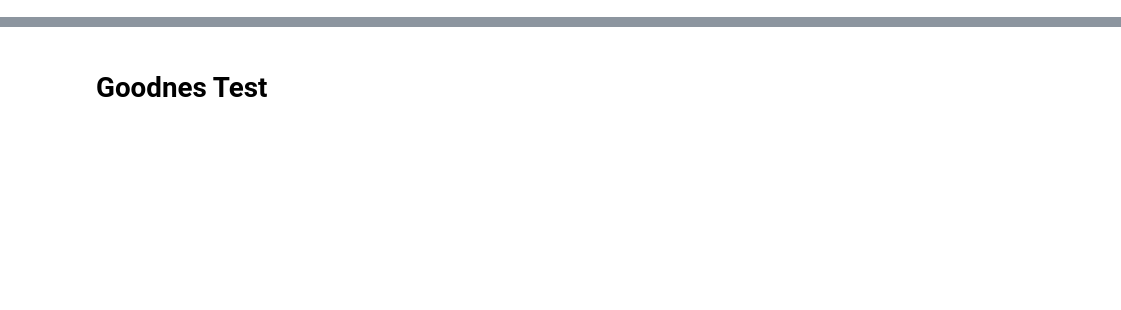
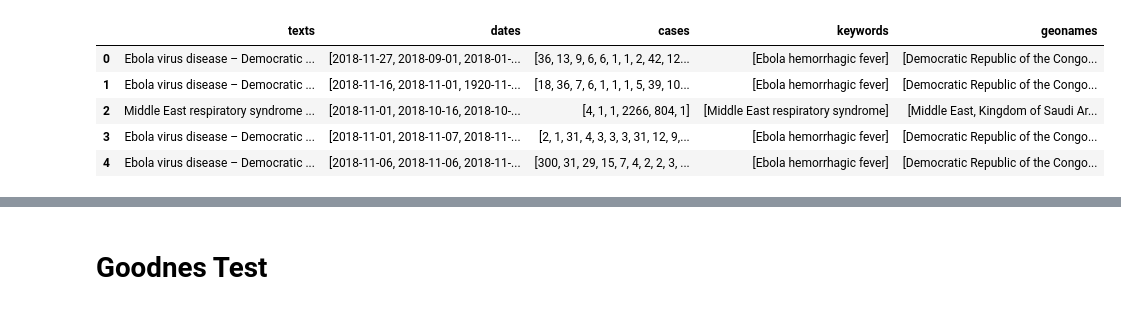
Before and after one commit to aauss/EventEpi, a Jupyter notebook: Example_analysis.ipynb, the cells around one changed output, grey strips where cells are left out. Cells and saved outputs as stored; diff of their text form; code cells hidden in the pictures; blank space fills up the shorter version.

```diff
--- a/Example_analysis.ipynb
+++ b/Example_analysis.ipynb
@@ -62,0 +30,2 @@ for column in sources_filtered.columns[::-3]: # Use only the columns mentioning
+# %%
+path = os.path.join("pickles","parsed_who_df.p")
@@ -62,0 +46,10 @@ for column in sources_filtered.columns[::-3]: # Use only the columns mentioning
+# %%
+parsed_whos_df = pickle.load(open(path,"rb"))
+parsed_whos_df.head()
+# %% [output]
+|  | texts | dates | cases | keywords | geonames |
+| 0 | Ebola virus disease – Democratic ... | [2018-11-27, 2018-09-01, 2018-01-... | [36, 13, 9, 6, 6, 1, 1, 2, 42, 12... | [Ebola hemorrhagic fever] | [Democratic Republic of the Congo... |
+| 1 | Ebola virus disease – Democratic ... | [2018-11-16, 2018-11-01, 1920-11-... | [18, 36, 7, 6, 1, 1, 1, 5, 39, 10... | [Ebola hemorrhagic fever] | [Democratic Republic of the Congo... |
+| 2 | Middle East respiratory syndrome ... | [2018-11-01, 2018-10-16, 2018-10-... | [4, 1, 1, 2266, 804, 1] | [Middle East respiratory syndrome] | [Middle East, Kingdom of Saudi Ar... |
+| 3 | Ebola virus disease – Democratic ... | [2018-11-01, 2018-11-07, 2018-11-... | [2, 1, 31, 4, 3, 3, 3, 31, 12, 9,... | [Ebola hemorrhagic fever] | [Democratic Republic of the Congo... |
+| 4 | Ebola virus disease – Democratic ... | [2018-11-06, 2018-11-06, 2018-11-... | [300, 31, 29, 15, 7, 4, 2, 2, 3, ... | [Ebola hemorrhagic fever] | [Democratic Republic of the Congo... |
```
Also changed, not shown: parts of 62 cells of this notebook.
